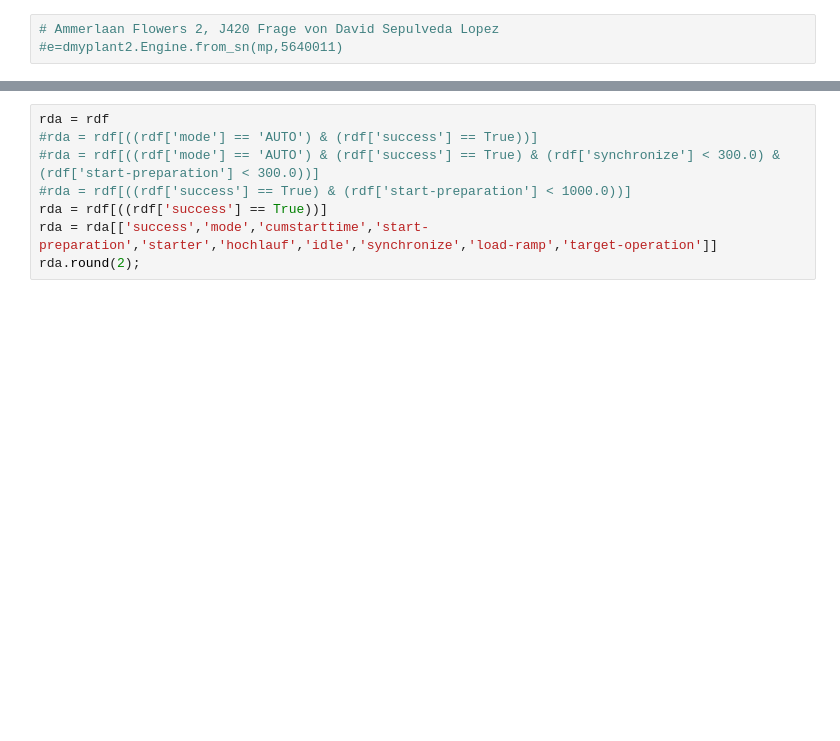
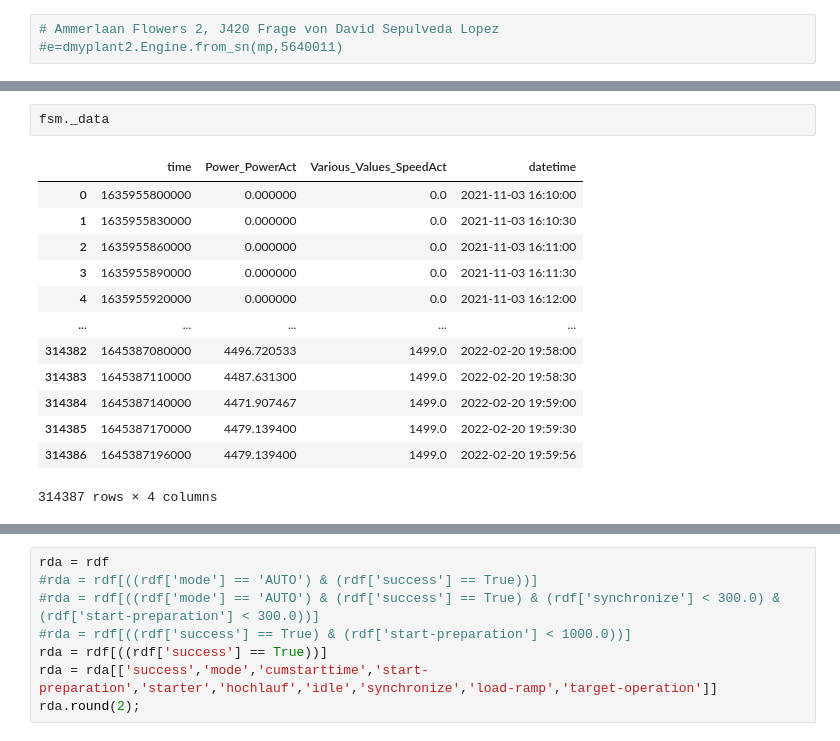
Before and after one commit to dieterch/statemachine, a Jupyter notebook: play.ipynb, the cells around one changed output, grey strips where cells are left out. Saved outputs shown, nothing was run; the diff lists cells and outputs as text; blank space fills up the shorter version.

```diff
--- a/play.ipynb
+++ b/play.ipynb
@@ -49,0 +46,16 @@ Message - '9047 target load reached' found.
+# %%
+fsm._data
+# %% [output]
+|  | time | Power_PowerAct | Various_Values_SpeedAct | datetime |
+| 0 | 1635955800000 | 0.000000 | 0.0 | 2021-11-03 16:10:00 |
+| 1 | 1635955830000 | 0.000000 | 0.0 | 2021-11-03 16:10:30 |
+| 2 | 1635955860000 | 0.000000 | 0.0 | 2021-11-03 16:11:00 |
+| 3 | 1635955890000 | 0.000000 | 0.0 | 2021-11-03 16:11:30 |
+| 4 | 1635955920000 | 0.000000 | 0.0 | 2021-11-03 16:12:00 |
+| ... | ... | ... | ... | ... |
+| 314382 | 1645387080000 | 4496.720533 | 1499.0 | 2022-02-20 19:58:00 |
+| 314383 | 1645387110000 | 4487.631300 | 1499.0 | 2022-02-20 19:58:30 |
+| 314384 | 1645387140000 | 4471.907467 | 1499.0 | 2022-02-20 19:59:00 |
+| 314385 | 1645387170000 | 4479.139400 | 1499.0 | 2022-02-20 19:59:30 |
+| 314386 | 1645387196000 | 4479.139400 | 1499.0 | 2022-02-20 19:59:56 |
+314387 rows × 4 columns
```
Also changed, not shown: parts of 19 cells of this notebook, 2 other files.
